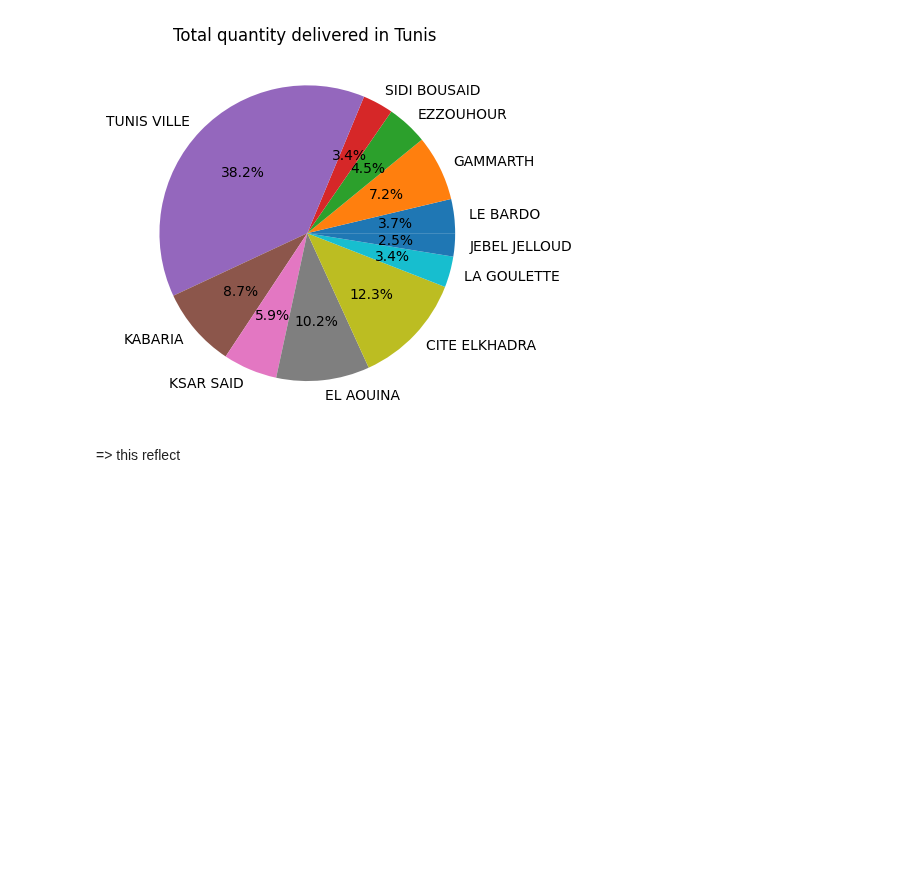
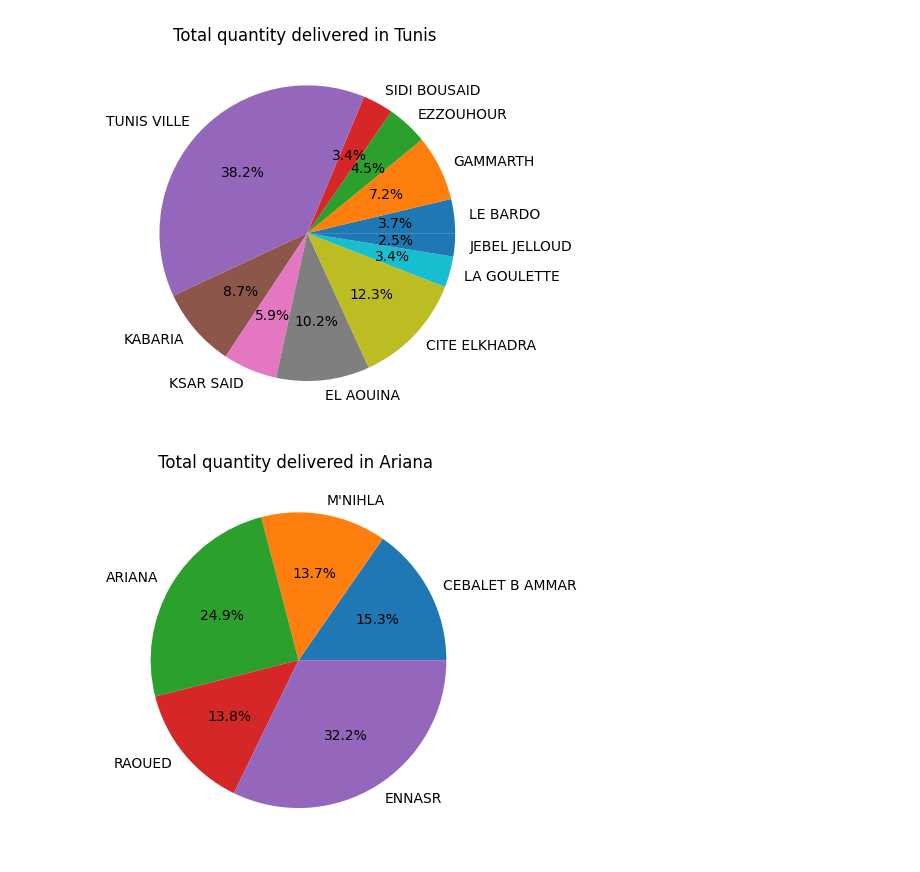
Before and after one commit to MedAzizBouzid/AGIL-ENERGY-Forecast-system, a Jupyter notebook: notebooks/BO1/forecast_customer_demand.ipynb, the cells around one changed output. Cells and saved outputs as stored; diff of their text form; code cells hidden in the pictures; blank space fills up the shorter version.

```diff
--- a/notebooks/BO1/forecast_customer_demand.ipynb
+++ b/notebooks/BO1/forecast_customer_demand.ipynb
@@ -99,5 +158,23 @@ plt.title("Total quantity delivered in Tunis ")
 plt.show()
 # %% [output]
 [figure]
-# %% [markdown]
-=> this reflect
+# %%
+df_tunis = dataset[dataset["CODGVR"] == "ARIANA"]
+
+quantites_par_region = {}
+
+for region in df_tunis["CODLOC"].unique():
+    df_region = df_tunis[df_tunis["CODLOC"] == region]
+
+    quantite_totale = df_region["SUM(QTEPRD)"].sum()
+
+    quantites_par_region[region] = quantite_totale
+
+plt.pie(quantites_par_region.values(), labels=quantites_par_region.keys(), autopct="%1.1f%%")
+
+plt.title("Total quantity delivered in Ariana ")
+
+# Afficher le graphique
+plt.show()
+# %% [output]
+[figure, added]
```
Also changed, not shown: parts of 13 cells of this notebook, 1 other file.
